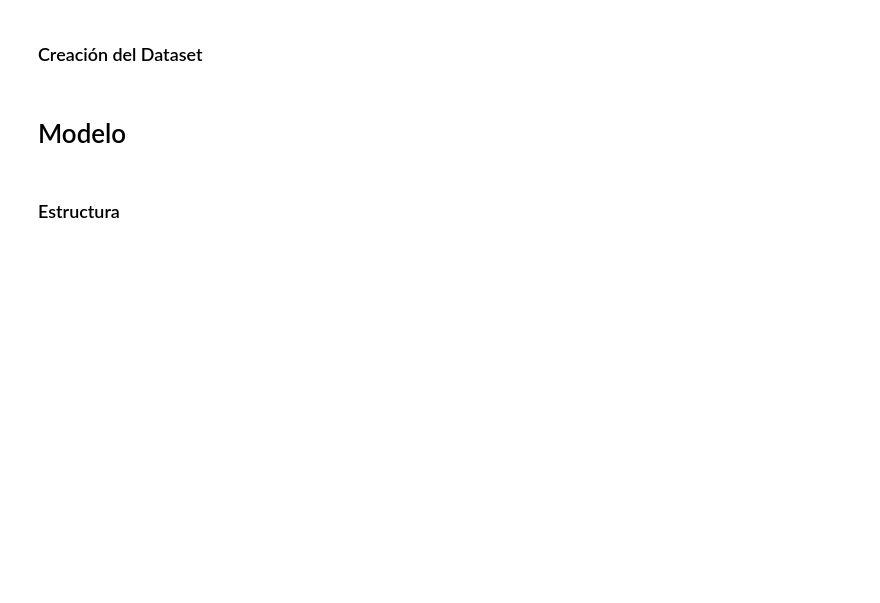
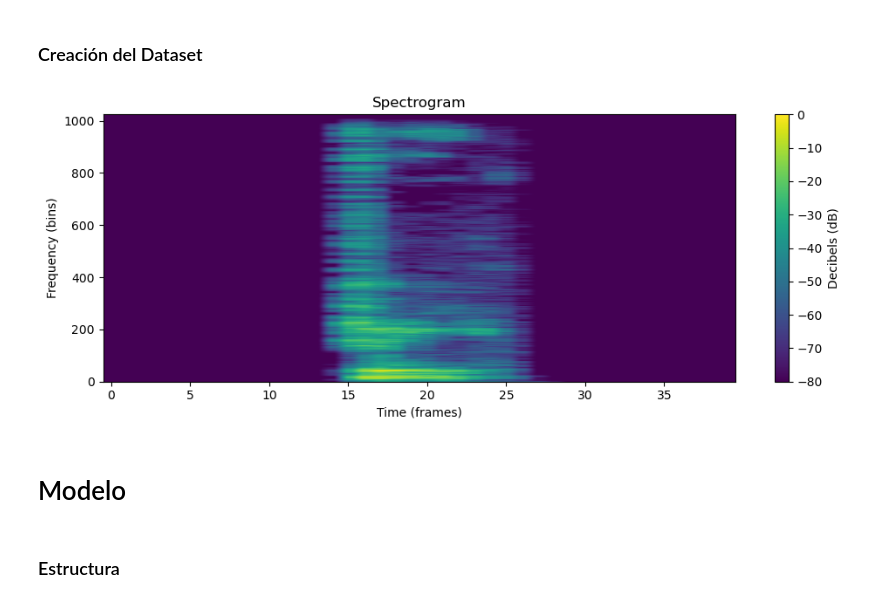
Before and after one commit to alonsomoros/PracticaMetodosGenerativos, a Jupyter notebook: Codigo/modelo.ipynb, the cells around one changed output. Cells and saved outputs as stored; diff of their text form; code cells hidden in the pictures; blank space fills up the shorter version.

```diff
--- a/Codigo/modelo.ipynb
+++ b/Codigo/modelo.ipynb
@@ -103,0 +124,6 @@ for i in range(len(data)):
+# %%
+
+path = "C://KinzCheetah24//ALVARO//Universidad//ContenidoMetodos//PracticaGrupal//mswc_microset//en//clips"
+
+# Supongamos que ya tienes los datos cargados como:
+(X_train, y_train), (X_val, y_val), (X_test, y_test), word_to_index, index_to_word = load_dataset_with_padding(path)
@@ -127,3 +150,25 @@ print(f"Vocab size: {len(vocab)}")
+# %%
+espectrograma = X_train[0]
+
+visualize_spectrogram(espectrograma)
+
+audio_original = spectrogram_to_audio_sin_fase(espectrograma, 20500)
+
+sf.write("audio_original.wav", audio_original, samplerate = 20500, format = "wav")
+
+X_train = X_train.astype('float32')
+y_train = y_train.astype('float32')
+X_val = X_val.astype('float32')
+y_val = y_val.astype('float32')
+X_test = X_test.astype('float32')
+y_test = y_test.astype('float32')
+
+# Crear los datasets de TensorFlow
+train_dataset = create_tf_dataset(X_train, y_train)
+val_dataset = create_tf_dataset(X_val, y_val)
+test_dataset = create_tf_dataset(X_test, y_test)
+# %% [output]
+[figure, added]
 # %% [markdown]
 # Modelo
 # %% [markdown]
```
Also changed, not shown: parts of 15 cells of this notebook.
